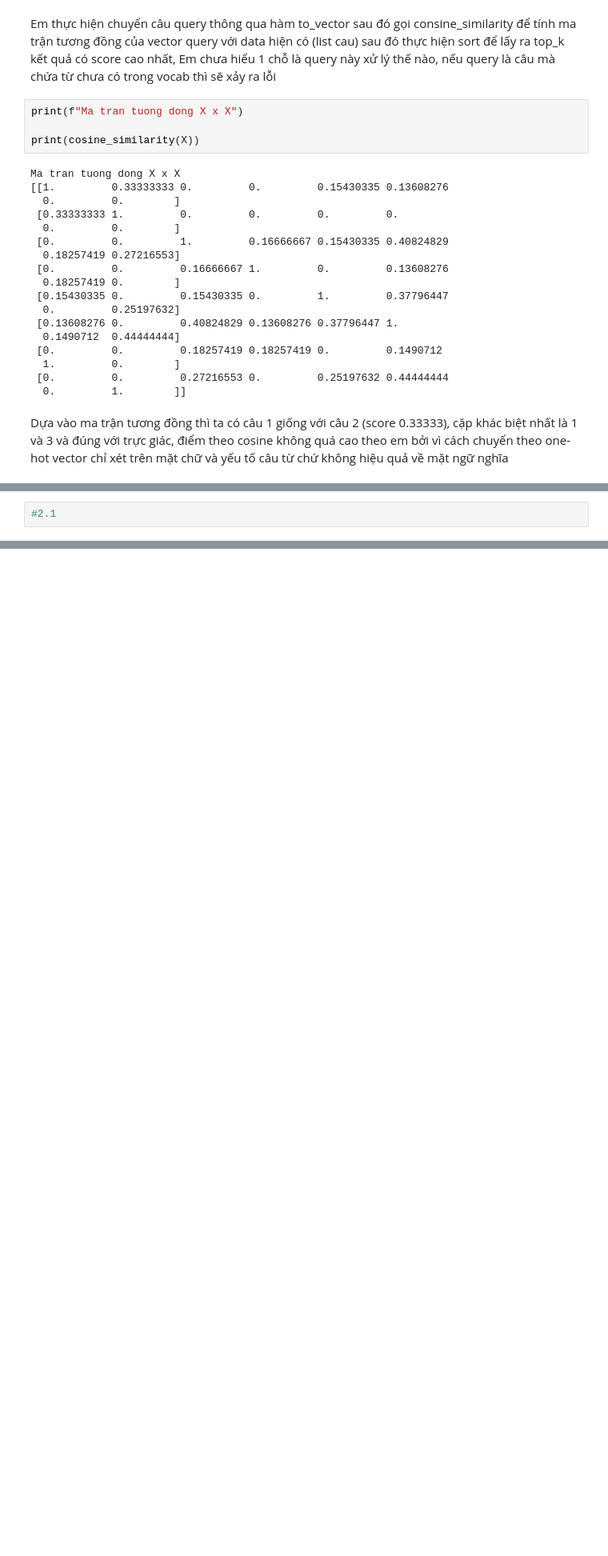
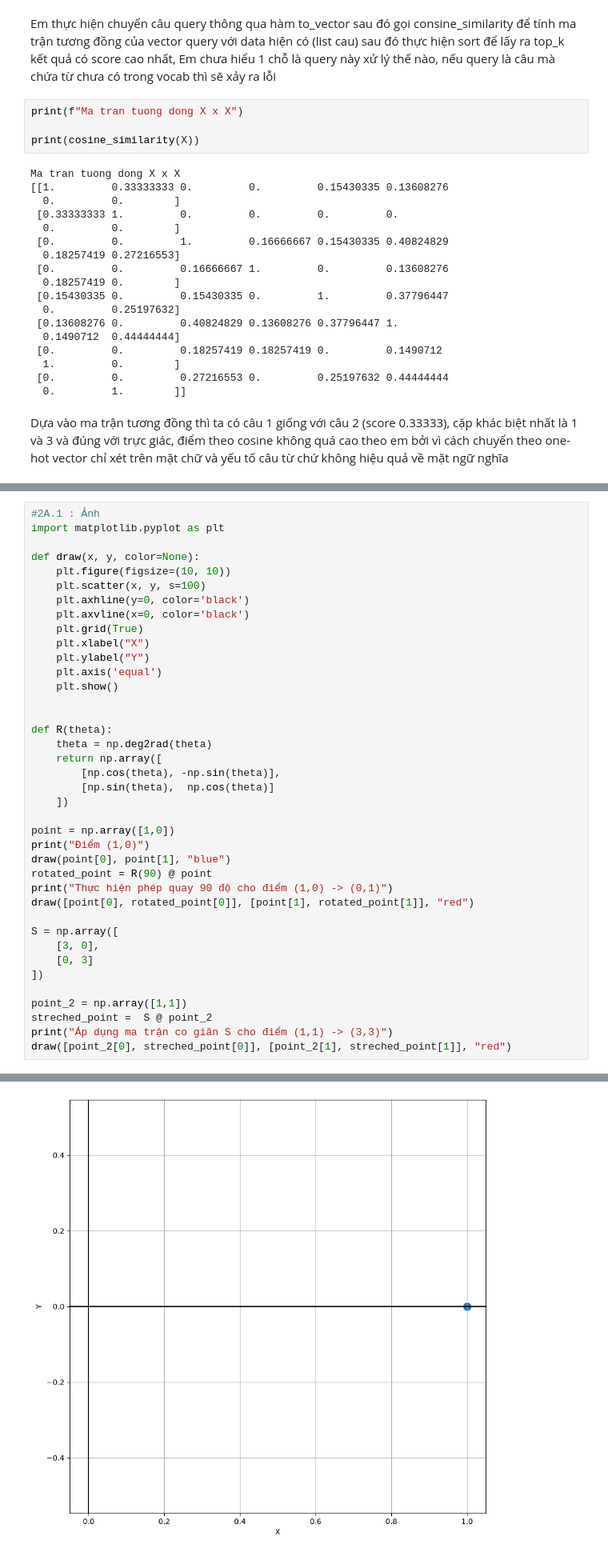
Before and after one commit to Giakhanh122/mliot-pyml-2026-hw, a Jupyter notebook: week01/week01_exercise.ipynb, the cells around one changed output, grey strips where cells are left out. Shown at 80% size. Drawn from its saved outputs; the diff is of its cells as text; blank space fills up the shorter version.

```diff
--- a/week01/week01_exercise.ipynb
+++ b/week01/week01_exercise.ipynb
@@ -129,2 +178,40 @@ Dựa vào ma trận tương đồng thì ta có câu 1 giống với câu 2 (sc
 # %%
-#2.1
+#2A.1 : Ảnh
+import matplotlib.pyplot as plt
+
+def draw(x, y, color=None):
+    plt.figure(figsize=(10, 10))
+    plt.scatter(x, y, s=100)
+    plt.axhline(y=0, color='black')
+    plt.axvline(x=0, color='black')
+    plt.grid(True)
+    plt.xlabel("X")
+    plt.ylabel("Y")
+    plt.axis('equal')
+    plt.show()
+
+
+def R(theta):
+    theta = np.deg2rad(theta)
+    return np.array([
+        [np.cos(theta), -np.sin(theta)],
+        [np.sin(theta),  np.cos(theta)]
+    ])
+
+point = np.array([1,0])
+print("Điểm (1,0)")
+draw(point[0], point[1], "blue")
+rotated_point = R(90) @ point
+print("Thực hiện phép quay 90 độ cho điểm (1,0) -> (0,1)")
+draw([point[0], rotated_point[0]], [point[1], rotated_point[1]], "red")
+
+S = np.array([
+    [3, 0],
+    [0, 3]
+])
+
+point_2 = np.array([1,1])
+streched_point =  S @ point_2
+print("Áp dụng ma trận co giãn S cho điểm (1,1) -> (3,3)")
+draw([point_2[0], streched_point[0]], [point_2[1], streched_point[1]], "red")
+# %% [output]
@@ -130,0 +219 @@ Dựa vào ma trận tương đồng thì ta có câu 1 giống với câu 2 (sc
+[figure, added]
```
Also changed, not shown: parts of 13 cells of this notebook, 1 other file.
